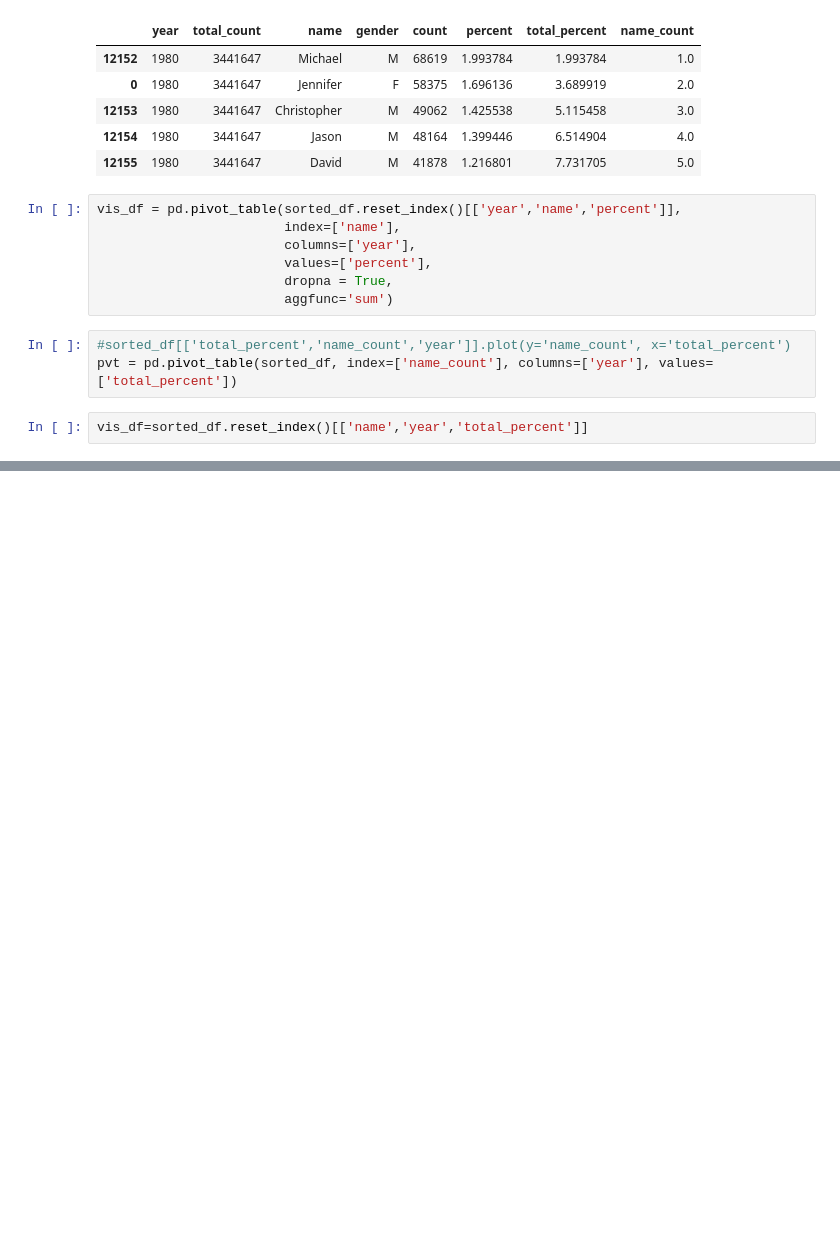
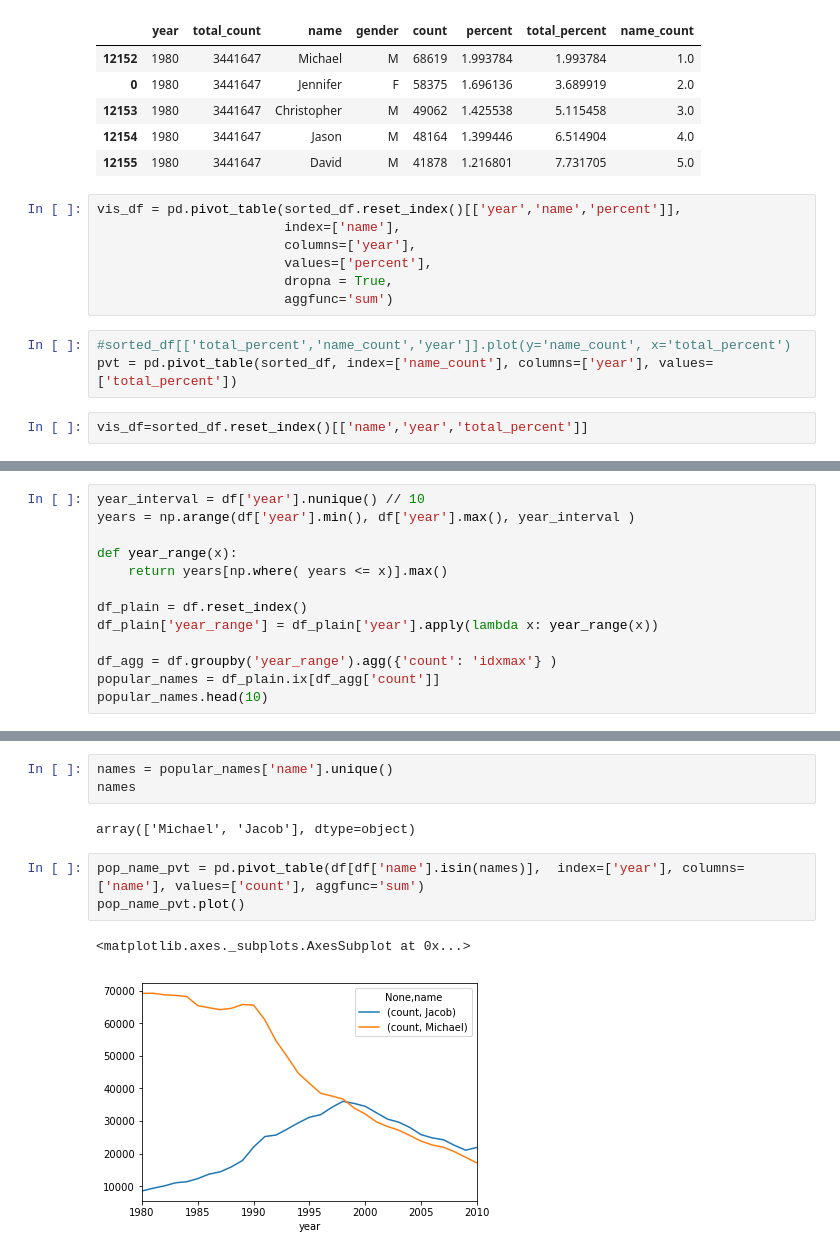
Before and after one commit to erlong15/bigdata_homework, a Jupyter notebook: homework2/homework2.ipynb, the cells around one changed output, grey strips where cells are left out. Cells and saved outputs as stored; diff of their text form; blank space fills up the shorter version.

```diff
--- a/homework2/homework2.ipynb
+++ b/homework2/homework2.ipynb
@@ -183,0 +199,13 @@ plt.show()
+# %%
+year_interval = df['year'].nunique() // 10
+years = np.arange(df['year'].min(), df['year'].max(), year_interval )
+
+def year_range(x):
+    return years[np.where( years <= x)].max()
+
+df_plain = df.reset_index()
+df_plain['year_range'] = df_plain['year'].apply(lambda x: year_range(x))
+
+df_agg = df.groupby('year_range').agg({'count': 'idxmax'} )
+popular_names = df_plain.ix[df_agg['count']]
+popular_names.head(10)
@@ -183,0 +224,11 @@ plt.show()
+# %%
+names = popular_names['name'].unique()
+names
+# %% [output]
+array(['Michael', 'Jacob'], dtype=object)
+# %%
+pop_name_pvt = pd.pivot_table(df[df['name'].isin(names)],  index=['year'], columns=['name'], values=['count'], aggfunc='sum')
+pop_name_pvt.plot()
+# %% [output]
+<matplotlib.axes._subplots.AxesSubplot at 0x...>
+[figure, added]
```
Also changed, not shown: parts of 5 cells of this notebook.
